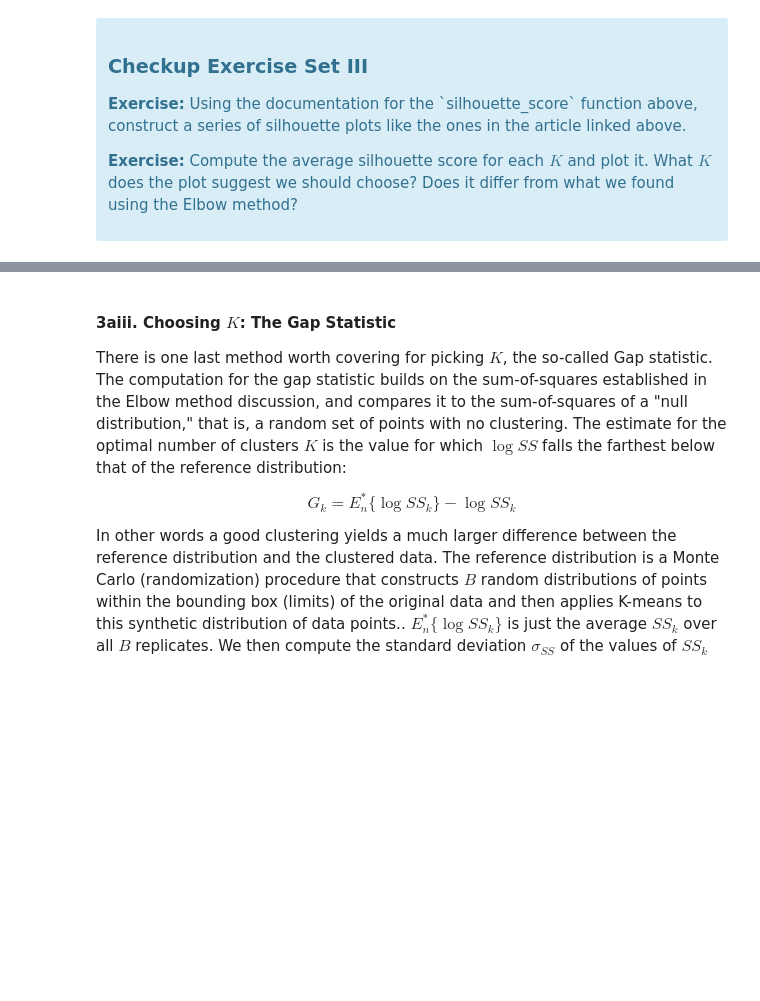
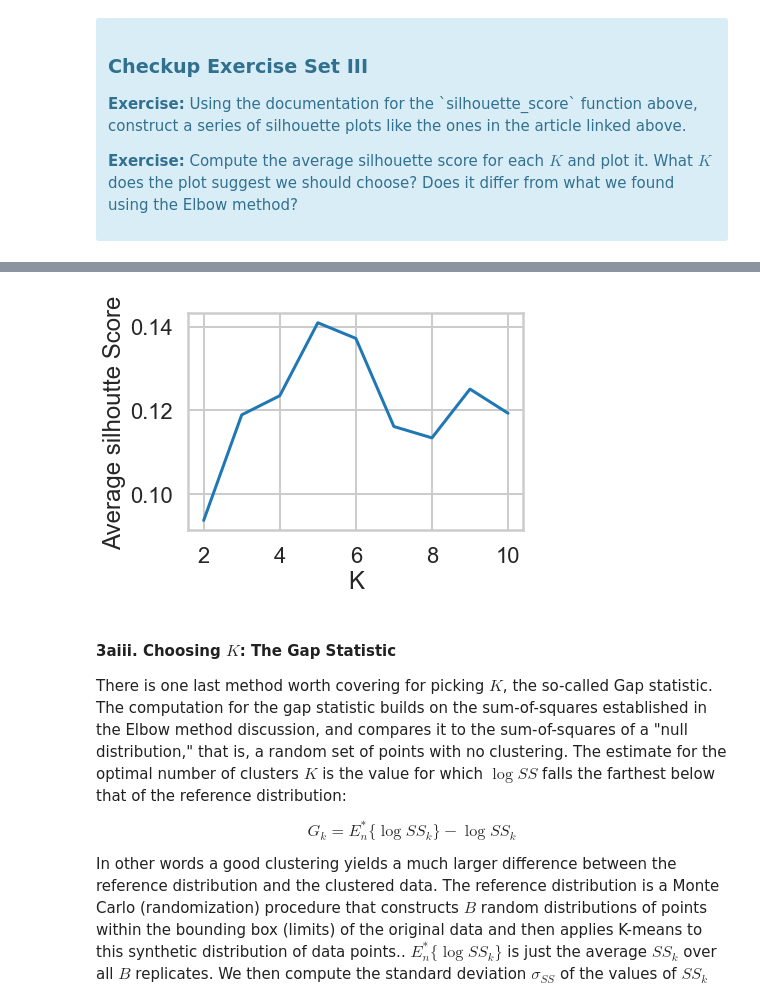
Before and after one commit to kevin-weis/kevin-weis-springboard, a Jupyter notebook: Clustering Case Study - Customer Segmentation with K-Means - Tier 3.ipynb, the cells around one changed output, grey strips where cells are left out. Saved outputs shown, nothing was run; the diff lists cells and outputs as text; code cells hidden in the pictures; blank space fills up the shorter version.

```diff
--- a/Clustering Case Study - Customer Segmentation with K-Means - Tier 3.ipynb
+++ b/Clustering Case Study - Customer Segmentation with K-Means - Tier 3.ipynb
@@ -298,3 +316,10 @@ ValueError: operands could not be broadcast together with shapes (40,) (60,)
+# %%
+plt.plot(Krange, avg_silhouette_scores)
+plt.xlabel("K")
+plt.ylabel("Average silhoutte Score")
+plt.show()
+# %% [output]
+[figure, added]
 # %% [markdown]
 #### 3aiii.  Choosing $K$: The Gap Statistic
 
```
Also changed, not shown: parts of 5 cells of this notebook.
